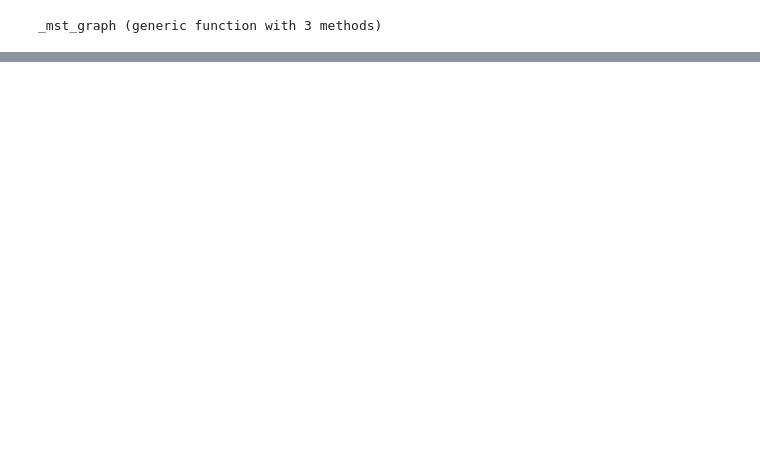
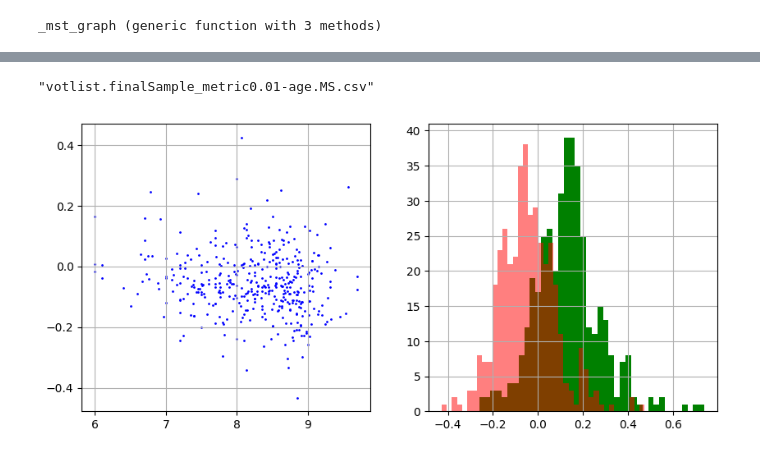
Before and after one commit to bosscha/gaia-shock, a Jupyter notebook: notebooks/analysis/mass _segregation.ipynb, the cells around one changed output, grey strips where cells are left out. Saved outputs shown, nothing was run; the diff lists cells and outputs as text; code cells hidden in the pictures; blank space fills up the shorter version.

```diff
--- a/notebooks/analysis/mass _segregation.ipynb
+++ b/notebooks/analysis/mass _segregation.ipynb
@@ -187,0 +337,55 @@ _kappa_ms( [1,5,10,16,20,27,30,35,45,56,67,78,89], oc[:X], oc[:Y] , oc[:Z], "3d"
+# %%
+## looping on all OCs to compute MS and Q
+##
+ocage= CSV.read("votlist.finalSample_metric0.01-age.csv", delim=";")
+
+t1= Array{Float64,1}(undef,0) ; t2= Array{Float64,1}(undef,0) ; t3= Array{Float64,1}(undef,0)
+t4= Array{Float64,1}(undef,0) ; t5= Array{Float64,1}(undef,0) ; t6= Array{Float64,1}(undef,0)
+
+t7= Array{Float64,1}(undef,0) ; t8= Array{Float64,1}(undef,0) ; t9= Array{Float64,1}(undef,0)
+t10= Array{Float64,1}(undef,0) ; t11= Array{Float64,1}(undef,0) ; t12= Array{Float64,1}(undef,0)
+t13= Array{Float64,1}(undef,0)
+
+for vot in ocage[:votname]
+    ocfile= @sprintf("%s/%s-oc.csv", ocdir, vot[1:end-4])
+    oc= CSV.read(ocfile, delim= ";")
+
+    κ10, κ10_err= _get_kappaMS(oc[:gbar],oc[:X], oc[:Y] , oc[:Z], 10, "3d", "geo", false)
+    κ15, κ15_err= _get_kappaMS(oc[:gbar],oc[:X], oc[:Y] , oc[:Z], 15, "3d", "geo", false)
+    κ20, κ20_err= _get_kappaMS(oc[:gbar],oc[:X], oc[:Y] , oc[:Z], 20, "3d", "geo", false)
+    κlight10, κlight10_err= _get_kappaMS(oc[:gbar],oc[:X], oc[:Y] , oc[:Z], 10, "3d", "geo", true)
+    κlight15, κlight15_err= _get_kappaMS(oc[:gbar],oc[:X], oc[:Y] , oc[:Z], 15, "3d", "geo", true)
+    κlight20, κlight20_err= _get_kappaMS(oc[:gbar],oc[:X], oc[:Y] , oc[:Z], 20, "3d", "geo", true)
+    Q= _get_Q(oc[:X], oc[:Y] , oc[:Z])
+
+    push!(t1, κ10) ; push!(t2, κ10_err)  ; push!(t3, κ15) ; push!(t4, κ15_err)
+    push!(t5, κ20) ; push!(t6, κ20_err)
+    push!(t7, κlight10) ; push!(t8, κlight10_err)  ; push!(t9, κlight15) ; push!(t10, κlight15_err)
+    push!(t11, κlight20) ; push!(t12, κlight20_err)
+    push!(t13, Q)
+end
+
+ocage.kappa10= t1 ; ocage.kappa10err= t2 ; ocage.kappa15= t3 ; ocage.kappa15err= t4
+ocage.kappa20= t5 ; ocage.kappa20err= t6
+ocage.kappalight10= t7 ; ocage.kappalight10err= t8 ; ocage.kappalight15= t9 ; ocage.kappalight15err= t10
+ocage.kappalight20= t11 ; ocage.kappalight20err= t12
+ocage.Q= t13
+
+CSV.write("votlist.finalSample_metric0.01-age.MS.csv", ocage, delim=";")
+# %% [output]
+"votlist.finalSample_metric0.01-age.MS.csv"
+# %%
+fig= PyPlot.figure(figsize=(10,10))
+
+ax= PyPlot.subplot(221)
+PyPlot.grid("on")
+PyPlot.scatter(ocage[:log_age],ocage[:kappalight20] , s=1, facecolor="blue")
+
+ax= PyPlot.subplot(222)
+PyPlot.grid("on")
+PyPlot.hist(ocage[:kappa15] , 40, density=false, facecolor="g")
+PyPlot.hist(ocage[:kappalight15] , 40, density=false, facecolor="r", alpha=0.5)
+
+PyPlot.show()
+# %% [output]
+[figure, added]
```
Also changed, not shown: parts of 10 cells of this notebook.
